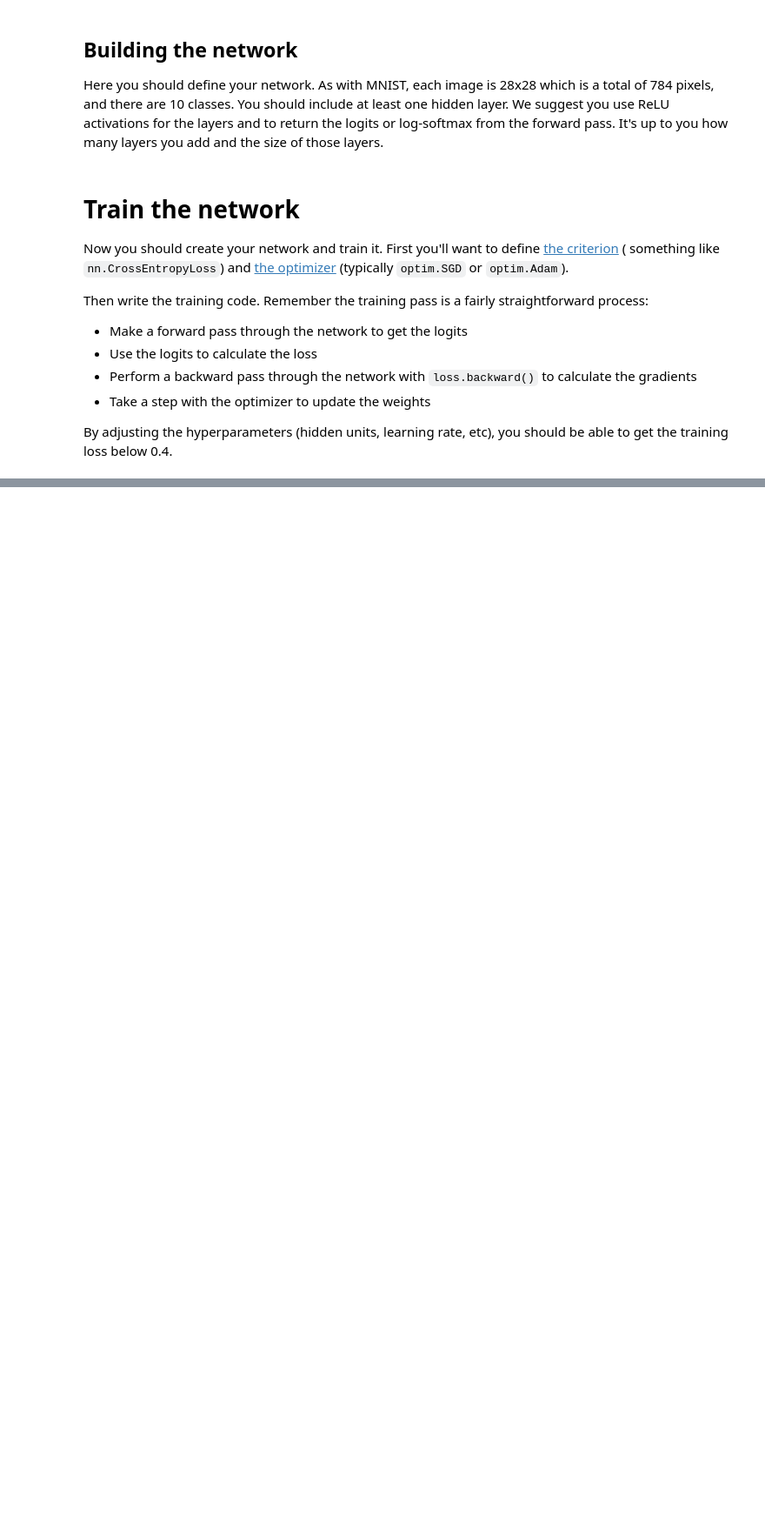
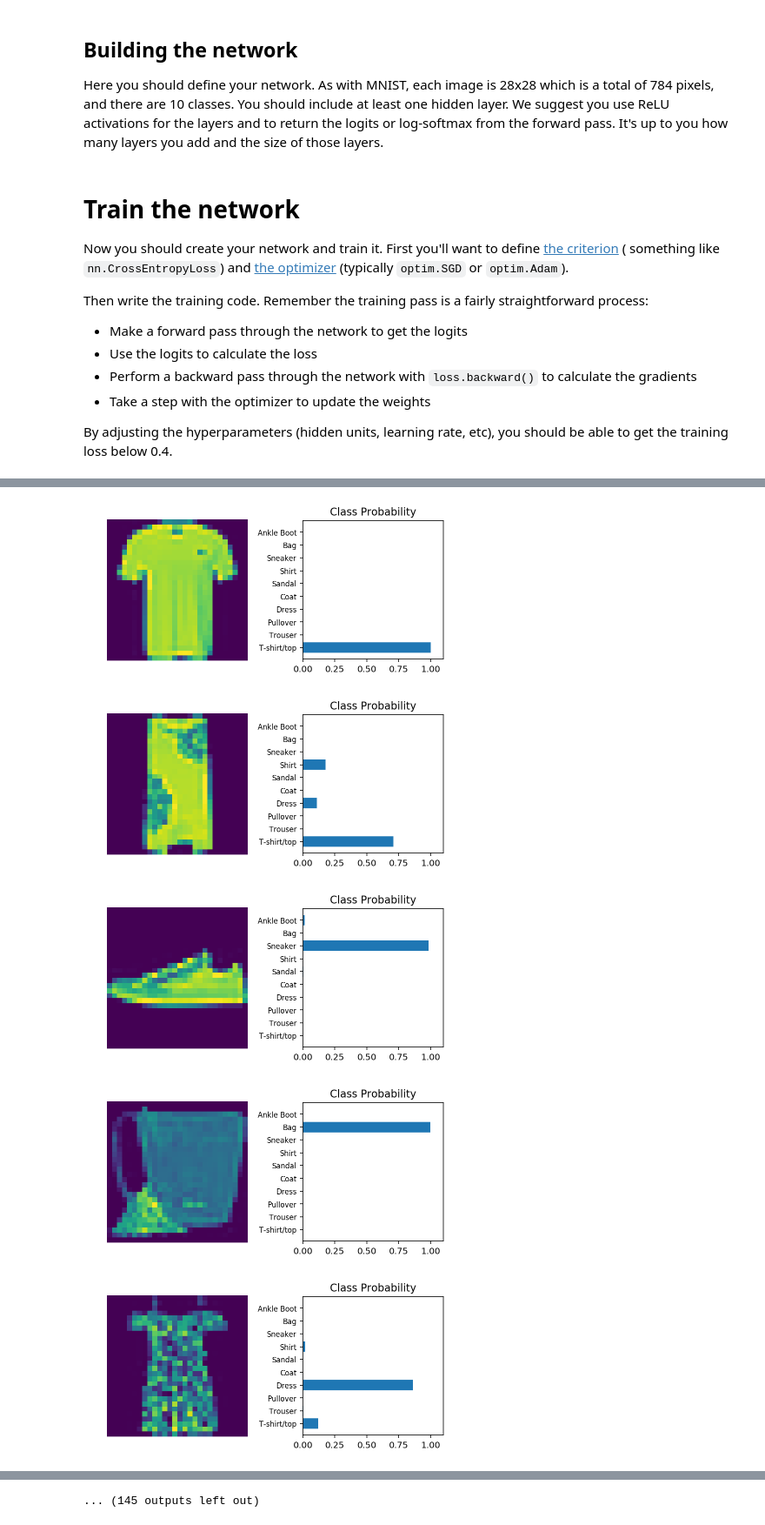
Before and after one commit to vanshajtaxali/DL_pytorch_udacity, a Jupyter notebook: deep-learning-v2-pytorch/intro-to-pytorch/Part 4 - Fashion-MNIST (Exercises).ipynb, the cells around one changed output, grey strips where cells are left out. Shown at 87% size. Drawn from its saved outputs; the diff is of its cells as text; code cells hidden in the pictures; blank space fills up the shorter version.

```diff
--- a/deep-learning-v2-pytorch/intro-to-pytorch/Part 4 - Fashion-MNIST (Exercises).ipynb
+++ b/deep-learning-v2-pytorch/intro-to-pytorch/Part 4 - Fashion-MNIST (Exercises).ipynb
@@ -93,20 +100,27 @@ Training loss: {0.3170821415439153}
 # %%
 %matplotlib inline
 %config InlineBackend.figure_format = 'retina'
 
 import helper
 
 
 # Test out your network!
 
 dataiter = iter(testloader)
 images, labels = dataiter.next()
-img = images[0]
+for images, labels in testloader:
+    img = images[0]
 # Convert 2D image to 1D vector
-img = img.resize_(1, 784)
+    img = img.resize_(1, 784)
 
 # TODO: Calculate the class probabilities (softmax) for img
-ps = torch.exp(model(img))
-
+    ps = torch.exp(model(img))
+#print('ps:',ps)
 # Plot the image and probabilities
-helper.view_classify(img.resize_(1, 28, 28), ps, version='Fashion')
+    helper.view_classify(img.resize_(1, 28, 28), ps, version='Fashion')
+# %% [output]
+[figure, added]
+[figure, added]
+[figure, added]
+[figure, added]
+[figure, added]
@@ -112,0 +134 @@ helper.view_classify(img.resize_(1, 28, 28), ps, version='Fashion')
+... (145 outputs left out)
```
Also changed, not shown: parts of 3 cells of this notebook.
